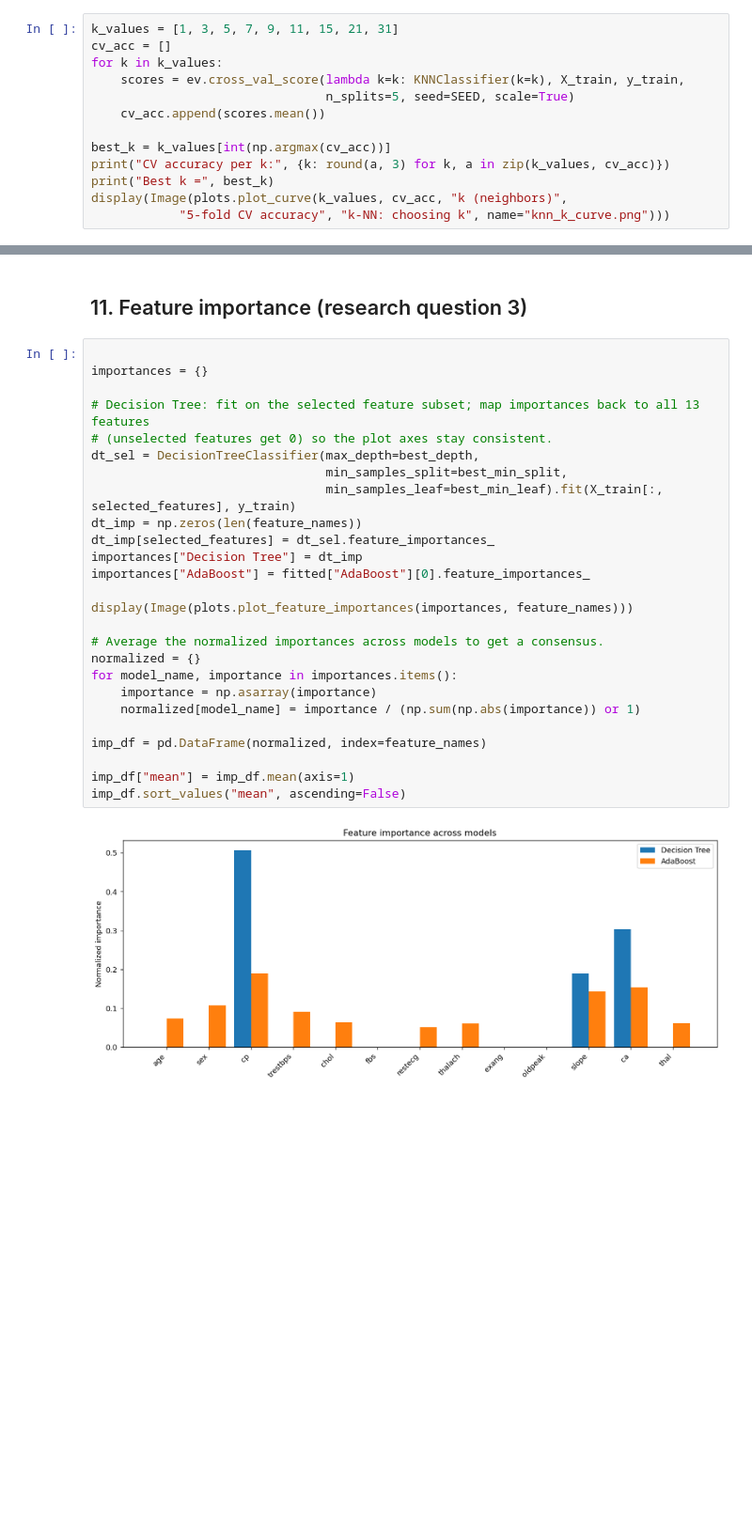
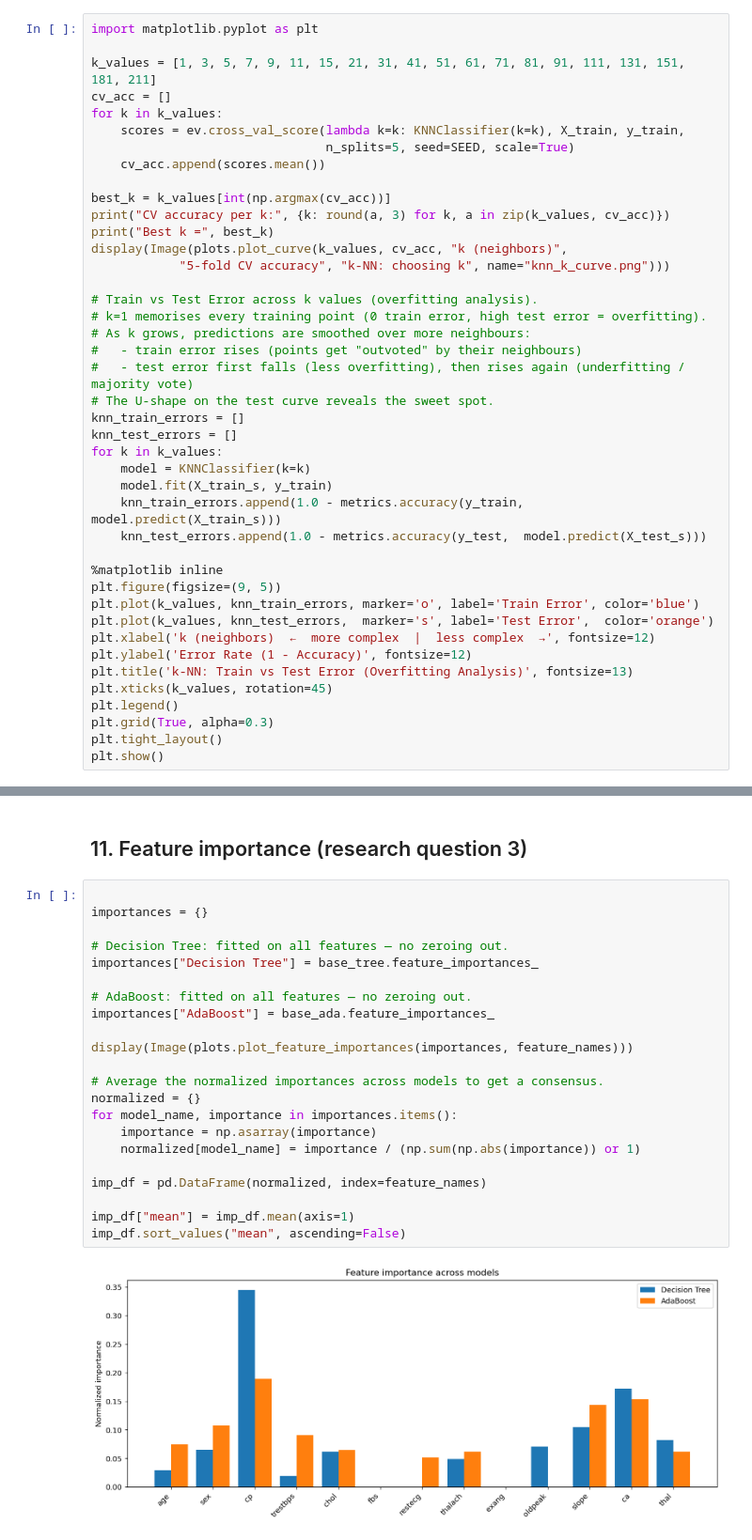
Before and after one commit to yonatang8675/ML_Project, a Jupyter notebook: notebooks/heart_disease.ipynb, the cells around one changed output, grey strips where cells are left out. Shown at 94% size. Cells and saved outputs as stored; diff of their text form; blank space fills up the shorter version.

```diff
--- a/notebooks/heart_disease.ipynb
+++ b/notebooks/heart_disease.ipynb
@@ -205,5 +189,7 @@ quick_df
 # %%
-k_values = [1, 3, 5, 7, 9, 11, 15, 21, 31]
+import matplotlib.pyplot as plt
+
+k_values = [1, 3, 5, 7, 9, 11, 15, 21, 31, 41, 51, 61, 71, 81, 91, 111, 131, 151, 181, 211]
 cv_acc = []
 for k in k_values:
     scores = ev.cross_val_score(lambda k=k: KNNClassifier(k=k), X_train, y_train,
@@ -215,6 +201,33 @@ print("CV accuracy per k:", {k: round(a, 3) for k, a in zip(k_values, cv_acc)})
 print("Best k =", best_k)
 display(Image(plots.plot_curve(k_values, cv_acc, "k (neighbors)",
             "5-fold CV accuracy", "k-NN: choosing k", name="knn_k_curve.png")))
+
+# Train vs Test Error across k values (overfitting analysis).
+# k=1 memorises every training point (0 train error, high test error = overfitting).
+# As k grows, predictions are smoothed over more neighbours:
+#   - train error rises (points get "outvoted" by their neighbours)
+#   - test error first falls (less overfitting), then rises again (underfitting / majority vote)
+# The U-shape on the test curve reveals the sweet spot.
+knn_train_errors = []
+knn_test_errors = []
+for k in k_values:
+    model = KNNClassifier(k=k)
+    model.fit(X_train_s, y_train)
+    knn_train_errors.append(1.0 - metrics.accuracy(y_train, model.predict(X_train_s)))
+    knn_test_errors.append(1.0 - metrics.accuracy(y_test,  model.predict(X_test_s)))
+
+%matplotlib inline
+plt.figure(figsize=(9, 5))
+plt.plot(k_values, knn_train_errors, marker='o', label='Train Error', color='blue')
+plt.plot(k_values, knn_test_errors,  marker='s', label='Test Error',  color='orange')
+plt.xlabel('k (neighbors)  ←  more complex  |  less complex  →', fontsize=12)
+plt.ylabel('Error Rate (1 - Accuracy)', fontsize=12)
+plt.title('k-NN: Train vs Test Error (Overfitting Analysis)', fontsize=13)
+plt.xticks(k_values, rotation=45)
+plt.legend()
+plt.grid(True, alpha=0.3)
+plt.tight_layout()
+plt.show()
 # %% [output]
 CV accuracy per k: {1: np.float64(0.768), 3: np.float64(0.776), 5: np.float64(0.796), 7: np.float64(0.801), 9: np.float64(0.796), 11: np.float64(0.809), 15: np.float64(0.809), 21: np.float64(0.792), 3 ...
 Best k = 11
@@ -583,29 +797,25 @@ Best model: k-NN (test acc = 0.885, train acc = 0.855)
 # %%
 
 importances = {}
 
-# Decision Tree: fit on the selected feature subset; map importances back to all 13 features
-# (unselected features get 0) so the plot axes stay consistent.
-dt_sel = DecisionTreeClassifier(max_depth=best_depth,
-                                min_samples_split=best_min_split,
-                                min_samples_leaf=best_min_leaf).fit(X_train[:, selected_features], y_train)
-dt_imp = np.zeros(len(feature_names))
-dt_imp[selected_features] = dt_sel.feature_importances_
-importances["Decision Tree"] = dt_imp
-importances["AdaBoost"] = fitted["AdaBoost"][0].feature_importances_
+# Decision Tree: fitted on all features — no zeroing out.
+importances["Decision Tree"] = base_tree.feature_importances_
+
+# AdaBoost: fitted on all features — no zeroing out.
+importances["AdaBoost"] = base_ada.feature_importances_
 
 display(Image(plots.plot_feature_importances(importances, feature_names)))
 
 # Average the normalized importances across models to get a consensus.
 normalized = {}
 for model_name, importance in importances.items():
     importance = np.asarray(importance)
     normalized[model_name] = importance / (np.sum(np.abs(importance)) or 1)
 
 imp_df = pd.DataFrame(normalized, index=feature_names)
 
 imp_df["mean"] = imp_df.mean(axis=1)
 imp_df.sort_values("mean", ascending=False)
 # %% [output]
-[figure, old version]
+[figure, new version]
 |  | Decision Tree | AdaBoost | mean |
```
Also changed, not shown: parts of 27 cells of this notebook, 34 other files.
